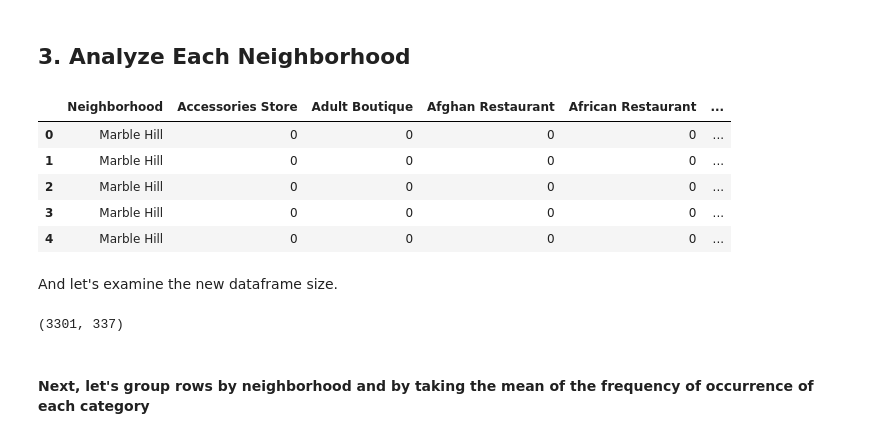
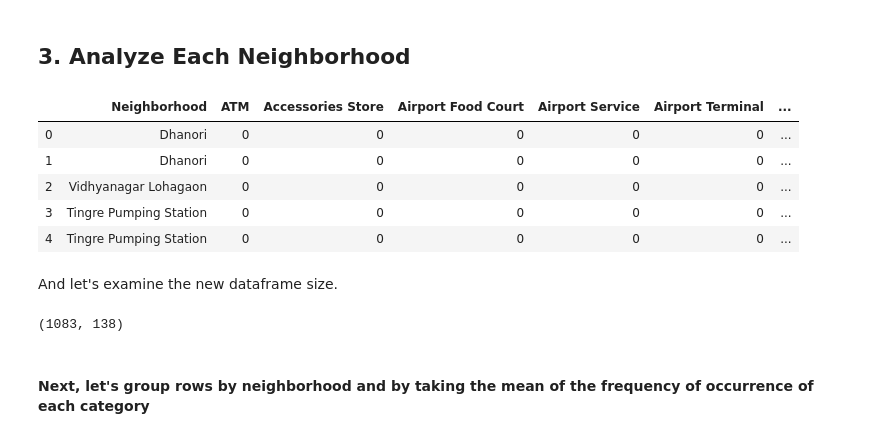
Before and after one commit to IshanDaga/Coursera_Capstone, a Jupyter notebook: DP0701EN-3-3-2-Neighborhoods-New-York-py-v1.0.ipynb, the cells around one changed output. Cells and saved outputs as stored; diff of their text form; code cells hidden in the pictures.

```diff
--- a/DP0701EN-3-3-2-Neighborhoods-New-York-py-v1.0.ipynb
+++ b/DP0701EN-3-3-2-Neighborhoods-New-York-py-v1.0.ipynb
@@ -121,2 +192,5 @@ neighborhoods
+# %%
+gmaps = googlemaps.Client(key='AIzaSyCL1_9TGzGqCkBZU-EQVQa-sVzw2pLjlC4')
+# Geocoding an address
 # %% [markdown]
 Then let's loop through the data and fill the dataframe one row at a time.
@@ -223,18 +300,0 @@ As we did with all of New York City, let's visualizat Manhattan the neighborhood
-# %%
-# create map of Manhattan using latitude and longitude values
-map_manhattan = folium.Map(location=[latitude, longitude], zoom_start=11)
-
-# add markers to map
-for lat, lng, label in zip(manhattan_data['Latitude'], manhattan_data['Longitude'], manhattan_data['Neighborhood']):
-    label = folium.Popup(label, parse_html=True)
-    folium.CircleMarker(
-        [lat, lng],
-        radius=5,
-        popup=label,
-        color='blue',
-        fill=True,
-        fill_color='#3186cc',
-        fill_opacity=0.7,
-        parse_html=False).add_to(map_manhattan)
-
-map_manhattan
@@ -267,10 +315,10 @@ manhattan_data.loc[0, 'Neighborhood']
 # %% [markdown]
 Get the neighborhood's latitude and longitude values.
 # %%
-neighborhood_latitude = manhattan_data.loc[0, 'Latitude'] # neighborhood latitude value
-neighborhood_longitude = manhattan_data.loc[0, 'Longitude'] # neighborhood longitude value
+neighborhood_latitude = df_loc.loc[0, 'Latitude'] # neighborhood latitude value
+neighborhood_longitude = df_loc.loc[0, 'Longitude'] # neighborhood longitude value
 
-neighborhood_name = manhattan_data.loc[0, 'Neighborhood'] # neighborhood name
+neighborhood_name = df_loc.loc[0, 'Ward Name'] # neighborhood name
 
 print('Latitude and longitude values of {} are {}, {}.'.format(neighborhood_name,
                                                                neighborhood_latitude,
@@ -435,8 +458,8 @@ def getNearbyVenues(names, latitudes, longitudes, radius=500):
 # %%
 # type your answer here
 
-manhattan_venues = getNearbyVenues(names=manhattan_data['Neighborhood'],
-                                   latitudes=manhattan_data['Latitude'],
-                                   longitudes=manhattan_data['Longitude']
+Pune_venues = getNearbyVenues(names=df_loc['Ward Name'],
+                                   latitudes=df_loc['Latitude'],
+                                   longitudes=df_loc['Longitude']
                                   )
 # %% [output]
@@ -505,29 +528,29 @@ There are 336 uniques categories.
 ## 3. Analyze Each Neighborhood
 # %%
 # one hot encoding
-manhattan_onehot = pd.get_dummies(manhattan_venues[['Venue Category']], prefix="", prefix_sep="")
+Pune_OH = pd.get_dummies(Pune_venues[['Venue Category']], prefix="", prefix_sep="")
 
 # add neighborhood column back to dataframe
-manhattan_onehot['Neighborhood'] = manhattan_venues['Neighborhood']
+Pune_OH['Neighborhood'] = Pune_venues['Neighborhood']
 
 # move neighborhood column to the first column
-fixed_columns = [manhattan_onehot.columns[-1]] + list(manhattan_onehot.columns[:-1])
-manhattan_onehot = manhattan_onehot[fixed_columns]
+fixed_columns = [Pune_OH.columns[-1]] + list(Pune_OH.columns[:-1])
+Pune_OH = Pune_OH[fixed_columns]
 
-manhattan_onehot.head()
+Pune_OH.head()
 # %% [output]
-|  | Neighborhood | Accessories Store | Adult Boutique | Afghan Restaurant | African Restaurant | ... |
-| 0 | Marble Hill | 0 | 0 | 0 | 0 | ... |
-| 1 | Marble Hill | 0 | 0 | 0 | 0 | ... |
-| 2 | Marble Hill | 0 | 0 | 0 | 0 | ... |
-| 3 | Marble Hill | 0 | 0 | 0 | 0 | ... |
-| 4 | Marble Hill | 0 | 0 | 0 | 0 | ... |
+|  | Neighborhood | ATM | Accessories Store | Airport Food Court | Airport Service | Airport Terminal | ... |
+| 0 | Dhanori | 0 | 0 | 0 | 0 | 0 | ... |
+| 1 | Dhanori | 0 | 0 | 0 | 0 | 0 | ... |
+| 2 | Vidhyanagar Lohagaon | 0 | 0 | 0 | 0 | 0 | ... |
+| 3 | Tingre Pumping Station | 0 | 0 | 0 | 0 | 0 | ... |
+| 4 | Tingre Pumping Station | 0 | 0 | 0 | 0 | 0 | ... |
 # %% [markdown]
 And let's examine the new dataframe size.
 # %%
 manhattan_onehot.shape
 # %% [output]
-(3301, 337)
+(1083, 138)
 # %% [markdown]
 #### Next, let's group rows by neighborhood and by taking the mean of the frequency of occurrence of each category
 # %%
```
Also changed, not shown: parts of 40 cells of this notebook, 7 other files.
